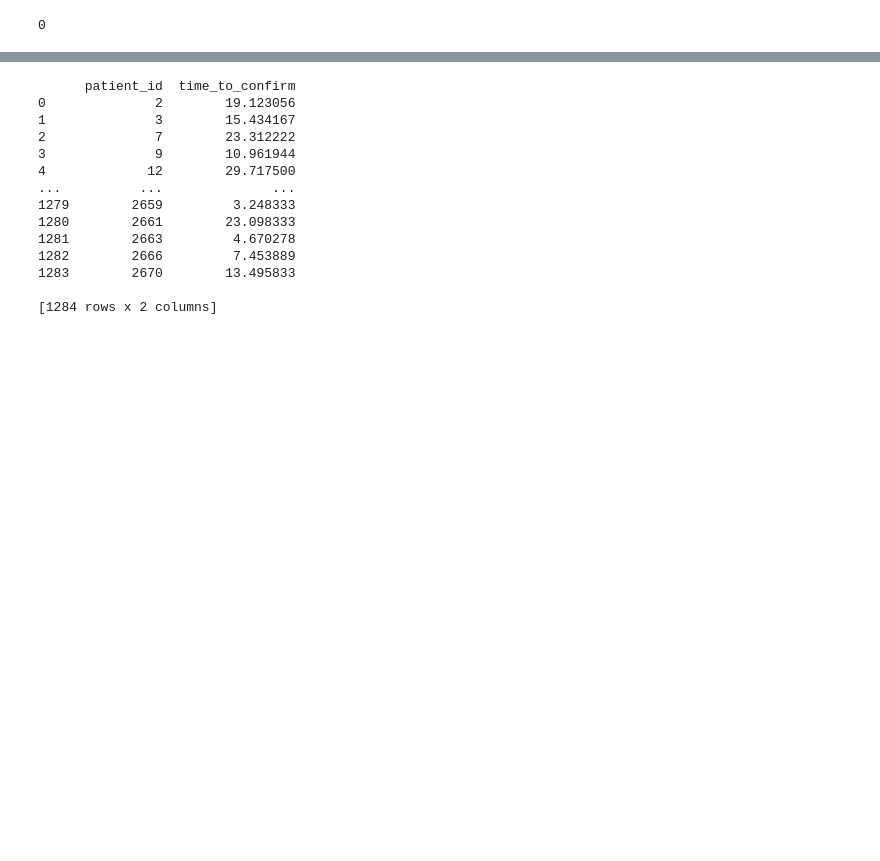
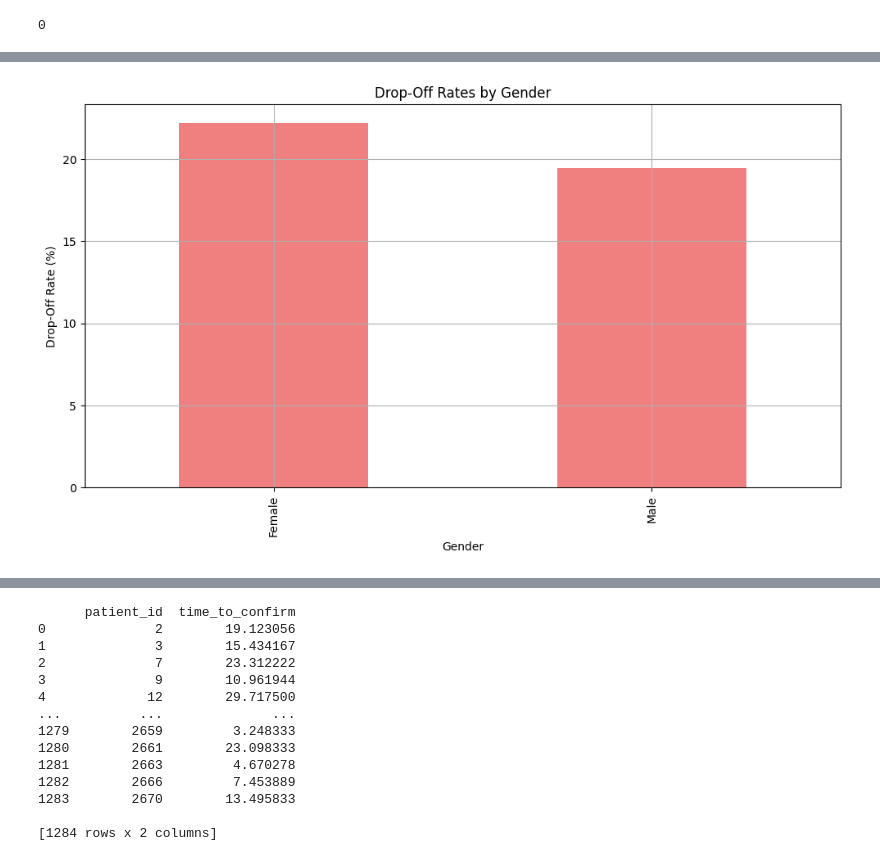
Before and after one commit to Ismat-Samadov/kyla_ProductAnalyst, a Jupyter notebook: EDA.ipynb, the cells around one changed output, grey strips where cells are left out. Cells and saved outputs as stored; diff of their text form; code cells hidden in the pictures; blank space fills up the shorter version.

```diff
--- a/EDA.ipynb
+++ b/EDA.ipynb
@@ -155,0 +253,17 @@ unique_patients_no_confirm_attended
+# %%
+# Drop-off rates by gender
+gender_dropoff = merged_data[merged_data['appointment_status'] != 'Attended'].groupby('gender')['patient_id'].nunique()
+total_gender = merged_data.groupby('gender')['patient_id'].nunique()
+dropoff_rate_gender = (gender_dropoff / total_gender) * 100
+
+# Plot drop-off by gender
+plt.figure(figsize=(10, 6))
+dropoff_rate_gender.plot(kind='bar', color='lightcoral')
+plt.title('Drop-Off Rates by Gender')
+plt.xlabel('Gender')
+plt.ylabel('Drop-Off Rate (%)')
+plt.grid(True)
+plt.tight_layout()
+plt.show()
+# %% [output]
+[figure, added]
```
Also changed, not shown: parts of 15 cells of this notebook.
